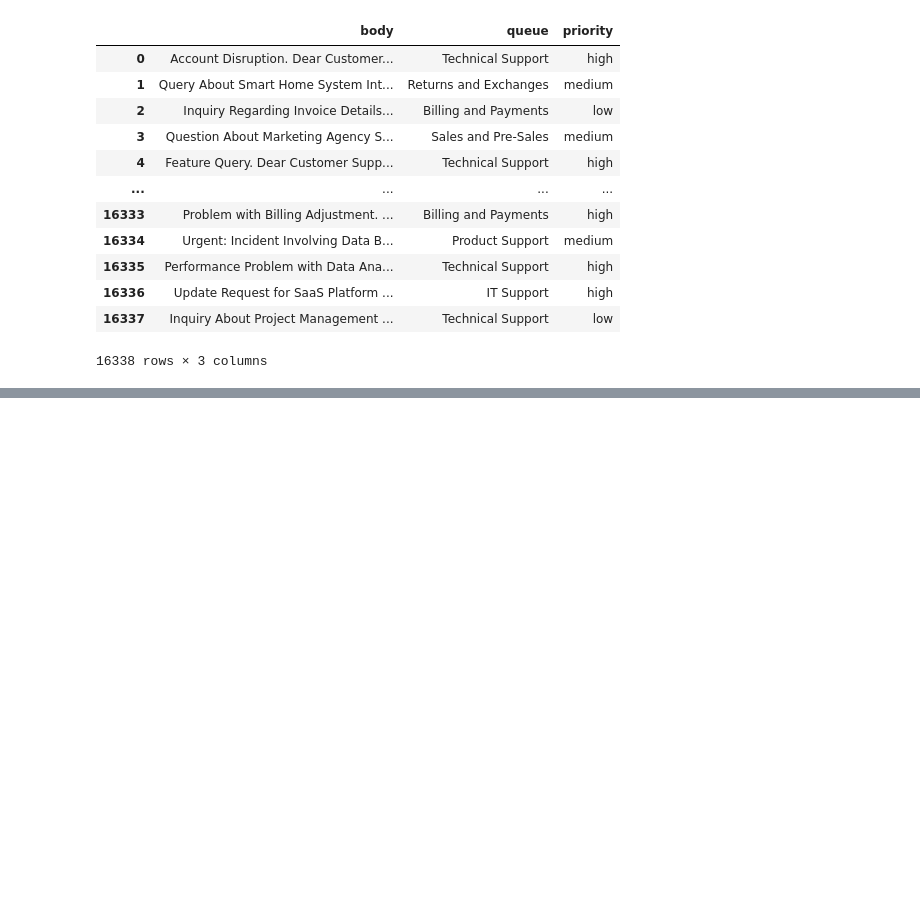
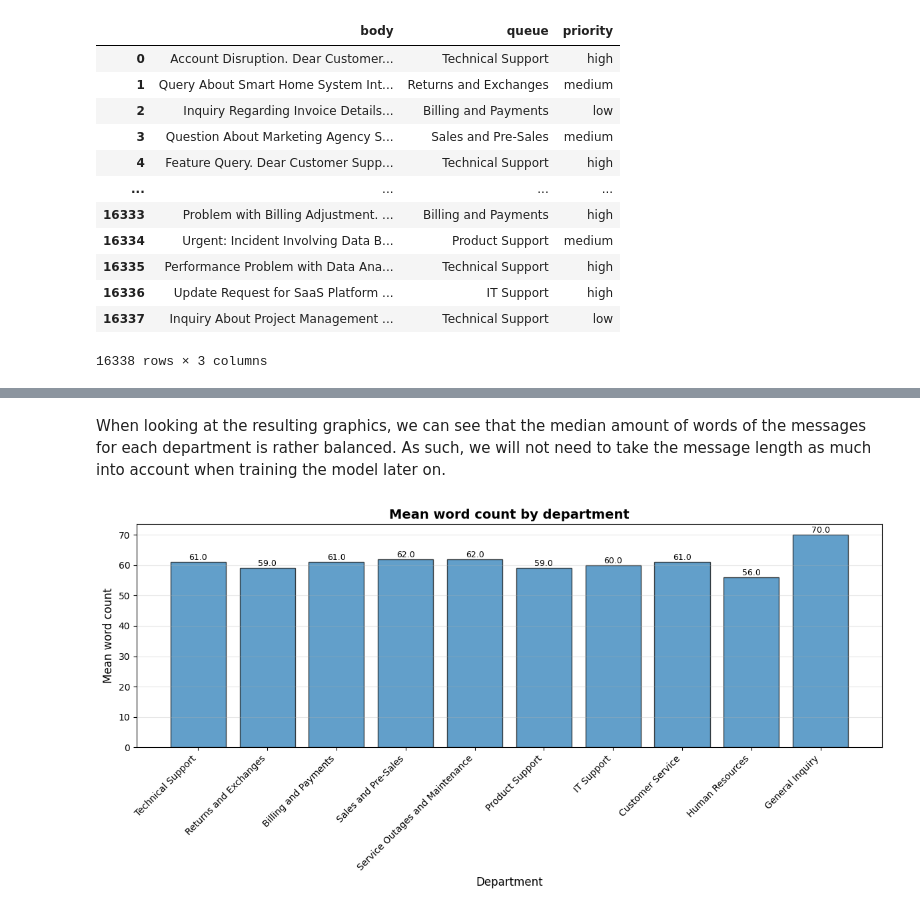
Before and after one commit to wallukat-simon/Support_Ticket_AI, a Jupyter notebook: notebooks/exploration.ipynb, the cells around one changed output, grey strips where cells are left out. Cells and saved outputs as stored; diff of their text form; code cells hidden in the pictures; blank space fills up the shorter version.

```diff
--- a/notebooks/exploration.ipynb
+++ b/notebooks/exploration.ipynb
@@ -80,0 +156,27 @@ plt.show()
+# %% [markdown]
+When looking at the resulting graphics, we can see that the median amount of words of the messages for each department is rather balanced. As such, we will not need to take the message length as much into account when training the model later on.
+# %%
+departments = df["queue"].unique()
+data = median_per_department(departments)
+
+queues = [item[0] for item in data]
+medians = [item[1] for item in data]
+
+plt.figure(figsize=(12, 6))
+bars = plt.bar(queues, medians, edgecolor='black', alpha=0.7)
+
+plt.xlabel('Department', fontsize=12)
+plt.ylabel('Mean word count', fontsize=12)
+plt.title('Mean word count by department', fontsize=14, fontweight='bold')
+plt.xticks(rotation=45, ha='right')
+plt.grid(axis='y', alpha=0.3)
+
+for bar in bars:
+    height = bar.get_height()
+    plt.text(bar.get_x() + bar.get_width()/2, height,
+             f'{height:.1f}', ha='center', va='bottom', fontsize=9)
+
+plt.tight_layout()
+plt.show()
+# %% [output]
+[figure, added]
```
Also changed, not shown: parts of 11 cells of this notebook.
